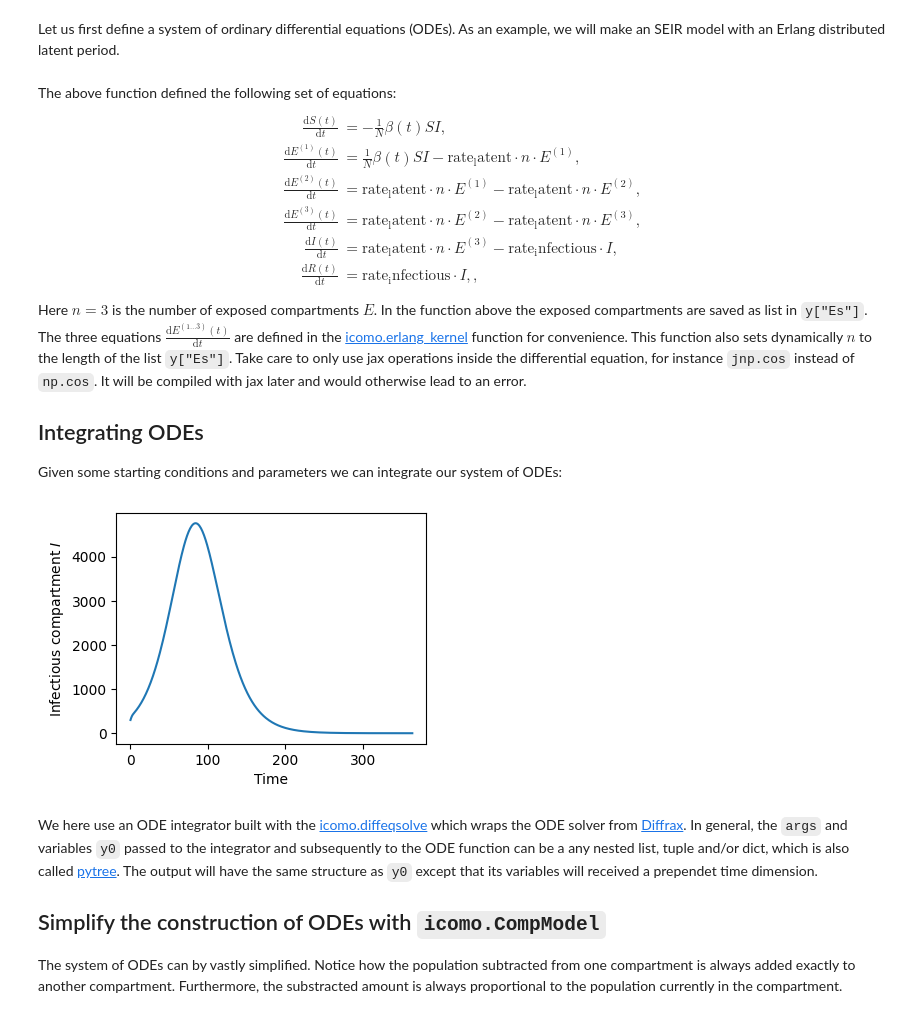
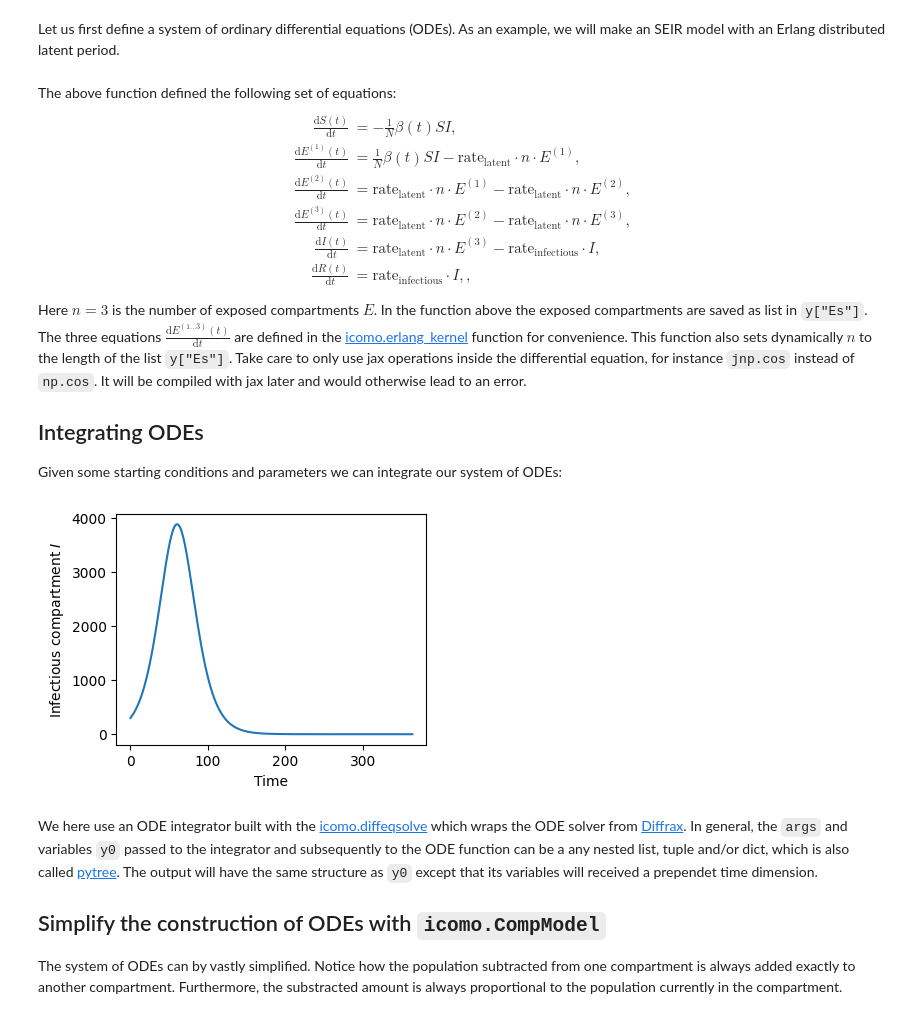
Before and after one commit to Priesemann-Group/icomo, a Jupyter notebook: docs/example.ipynb, the cells around one changed output. Saved outputs shown, nothing was run; the diff lists cells and outputs as text; code cells hidden in the pictures.

```diff
--- a/docs/example.ipynb
+++ b/docs/example.ipynb
@@ -91,11 +99,11 @@ def SEIR(t, y, args):
 The above function defined the following set of equations:
 $$ \begin{align}
 \frac{\mathrm dS(t)}{\mathrm dt} &= -\tfrac{1}{N}{\beta(t)}SI,\\
-\frac{\mathrm dE^{(1)}(t)}{\mathrm dt} &= \tfrac{1}{N}\beta(t) SI-\mathrm{rate_latent} \cdot n \cdot E^{(1)},\\
-\frac{\mathrm dE^{(2)}(t)}{\mathrm dt} &= \mathrm{rate_latent} \cdot n \cdot E^{(1)} -\mathrm{rate_latent} \cdot n \cdot E^{(2)},\\
-\frac{\mathrm dE^{(3)}(t)}{\mathrm dt} &= \mathrm{rate_latent} \cdot n \cdot E^{(2)} -\mathrm{rate_latent} \cdot n \cdot E^{(3)},\\
-\frac{\mathrm dI(t)}{\mathrm dt} &= \mathrm{rate_latent} \cdot n \cdot E^{(3)} -\mathrm{rate_infectious} \cdot  I,\\
-\frac{\mathrm dR(t)}{\mathrm dt} &=\mathrm{rate_infectious} \cdot  I,,
+\frac{\mathrm dE^{(1)}(t)}{\mathrm dt} &= \tfrac{1}{N}\beta(t) SI-\mathrm{rate_{latent}} \cdot n \cdot E^{(1)},\\
+\frac{\mathrm dE^{(2)}(t)}{\mathrm dt} &= \mathrm{rate_{latent}} \cdot n \cdot E^{(1)} -\mathrm{rate_{latent}} \cdot n \cdot E^{(2)},\\
+\frac{\mathrm dE^{(3)}(t)}{\mathrm dt} &= \mathrm{rate_{latent}} \cdot n \cdot E^{(2)} -\mathrm{rate_{latent}} \cdot n \cdot E^{(3)},\\
+\frac{\mathrm dI(t)}{\mathrm dt} &= \mathrm{rate_{latent}} \cdot n \cdot E^{(3)} -\mathrm{rate_{infectious}} \cdot  I,\\
+\frac{\mathrm dR(t)}{\mathrm dt} &=\mathrm{rate_{infectious}} \cdot  I,,
 \end{align} $$
 Here $n = 3$ is the number of exposed compartments $E$. In the function above the exposed compartments are saved as list in `y["Es"]`.
 The three equations $\frac{\mathrm dE^{(1 \dots 3)}(t)}{\mathrm dt}$ are defined in the [icomo.erlang_kernel](api/comp_model.rst#icomo.erlang_kernel) function for convenience. This function also sets dynamically $n$ to the length of the list `y["Es"]`.
@@ -120,7 +128,7 @@ t_beta = np.linspace(
 N = 1e5  # population
 R0 = 1.5
 duration_latent = 3  # the average in days
-duration_infectious = 7  # the average in days
+duration_infectious = 4  # the average in days
 beta0 = R0 / duration_infectious  # infection rate
 
 
@@ -144,34 +152,34 @@ y0 = {
 # Susceptible compartment is N - other compartments
 y0["S"] = N - y0["R"] - np.sum(y0["Es"])
 
 # We want to have a time-dependent beta. As the system of ODEs requires a value of beta
 # for any t, we define a interpolation function that can be evaluated at arbitrary t.
 
 beta_t_func = icomo.interpolate_func(
     ts_in=t_beta,
     # assume constant beta for now
     values=beta0 * np.ones(len(t_beta)),
 )
 args["beta_t_func"] = beta_t_func
 
 
 # Solve differential equation, passing the interpolation function and other arguments
 # in the dictionay args, which can be nested at will.
 solution = icomo.diffeqsolve(
     ts_out=t_out,
     y0=y0,
     args=args,
     ODE=Erlang_SEIR,
 )
 
 f = plt.figure(figsize=(4, 3))
 
 # The output is saved in the attribute of the solution object
 plt.plot(solution.ys["I"])
 plt.xlabel("Time")
 plt.ylabel("Infectious compartment $I$");
 # %% [output]
-[figure, old version]
+[figure, new version]
 # %% [markdown]
 We here use an ODE integrator built with the [icomo.diffeqsolve](api/diffrax_wrapper.rst#icomo.diffeqsolve) which wraps the ODE solver from [Diffrax](https://docs.kidger.site/diffrax/). In general, the `args` and variables `y0` passed to the integrator and subsequently
 to the ODE function can be a any nested list, tuple and/or dict, which is also called [pytree](https://jax.readthedocs.io/en/latest/pytrees.html). The output will have the same structure as `y0` except that its variables will received a prependet time dimension.
```
Also changed, not shown: parts of 9 cells of this notebook, 7 other files.
